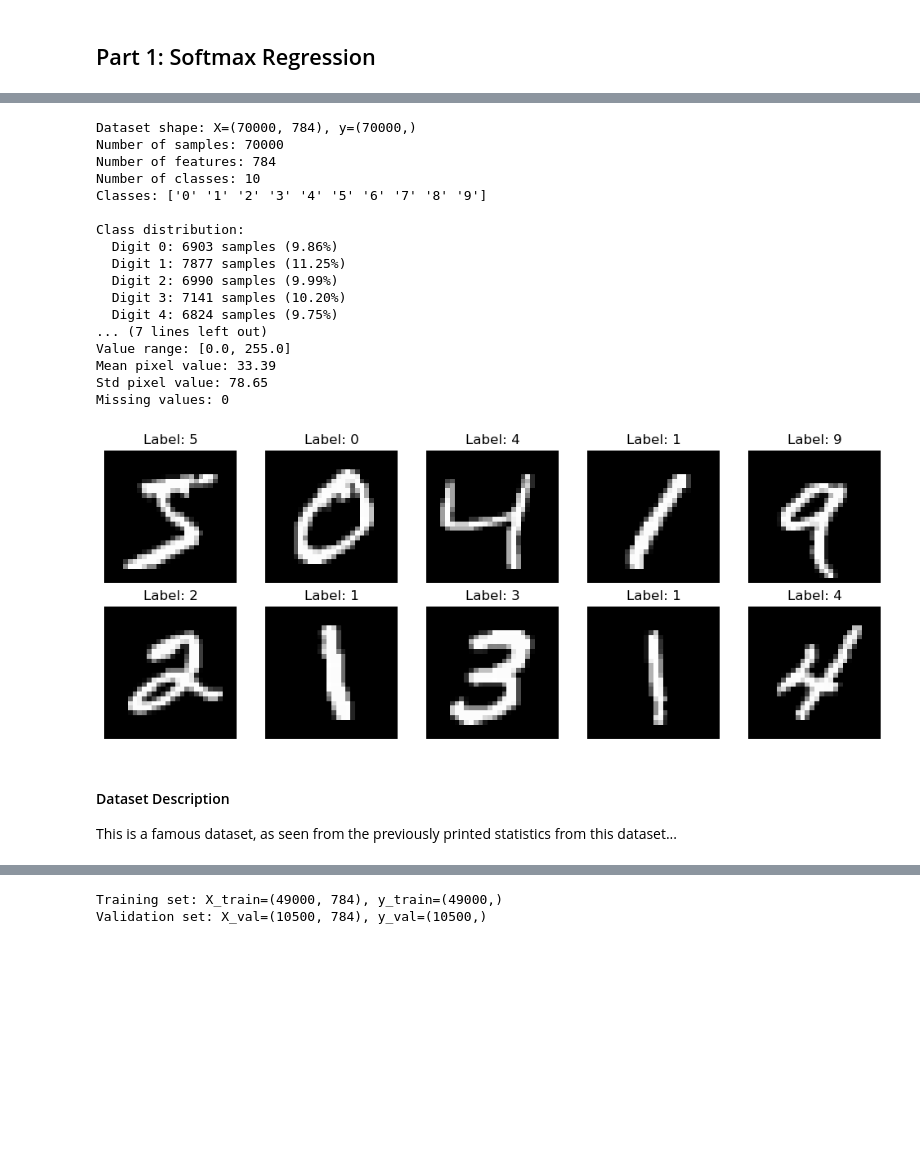
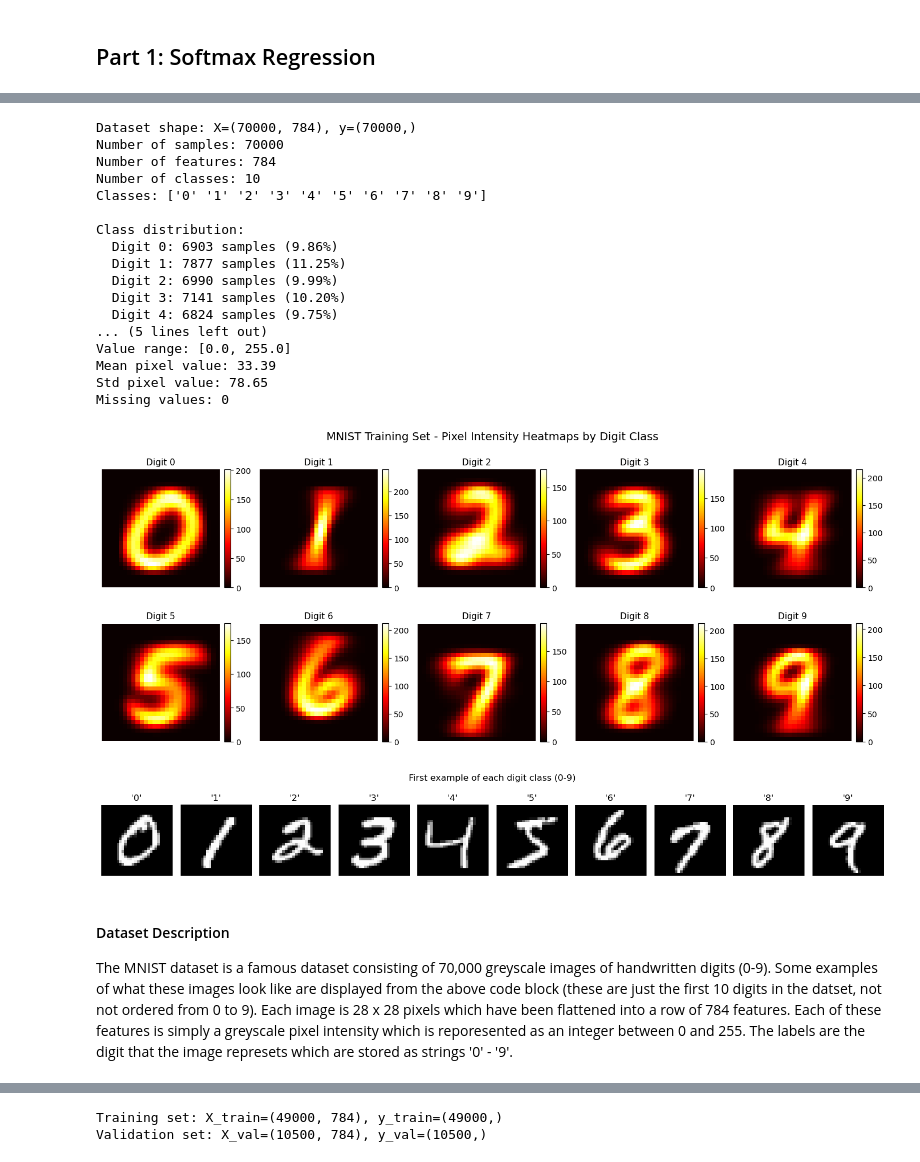
Before and after one commit to James-Wigfield/CITS5508-assignment-1, a Jupyter notebook: 23334375_assignment_1.ipynb, the cells around one changed output, grey strips where cells are left out. Drawn from its saved outputs; the diff is of its cells as text; code cells hidden in the pictures; blank space fills up the shorter version.

```diff
--- a/23334375_assignment_1.ipynb
+++ b/23334375_assignment_1.ipynb
@@ -30,7 +37,7 @@ for digit, count in zip(unique, counts):
     print(f"  Digit {int(digit)}: {count} samples ({100*count/len(y):.2f}%)")
 
 # Data type and value ranges
-print(f"\nData type: {X.dtype}")
+# print(f"\nData type: {X.dtype}")
 print(f"Value range: [{X.min():.1f}, {X.max():.1f}]")
 print(f"Mean pixel value: {X.mean():.2f}")
 print(f"Std pixel value: {X.std():.2f}")
@@ -50,26 +57,70 @@ Class distribution:
   Digit 2: 6990 samples (9.99%)
   Digit 3: 7141 samples (10.20%)
   Digit 4: 6824 samples (9.75%)
-... (7 lines left out)
+... (5 lines left out)
 Value range: [0.0, 255.0]
 Mean pixel value: 33.39
 Std pixel value: 78.65
 Missing values: 0
 # %%
-import matplotlib.pyplot as plt
+# import matplotlib.pyplot as plt
 
-# Display the first 10 images and their labels
-fig, axes = plt.subplots(2, 5, figsize=(10, 4))
-for i, ax in enumerate(axes.flatten()):
-    ax.imshow(X[i].reshape(28, 28), cmap='gray')
-    ax.set_title(f"Label: {y[i]}")
-    ax.axis('off')
-plt.tight_layout()
-plt.show()
+# # Display the first 10 images and their labels
+# fig, axes = plt.subplots(2, 5, figsize=(10, 4))
+
+# for i, ax in enumerate(axes.flatten()):
+#     ax.imshow(X[i].reshape(28, 28), cmap='gray')
+#     ax.set_title(f"Label: {y[i]}")
+#     ax.axis('off')
+
+# plt.tight_layout()
+# plt.show()
-# %% [output]
-[figure, removed]
+# %%
+import matplotlib.pyplot as plt
+
+# Display heatmaps for each digit class
+fig, axes = plt.subplots(2, 5, figsize=(14, 6))
+axes = axes.flatten()
+
+for digit in range(10):
+    # Find all indices where the label matches this digit
+    indices = np.where(y_train == str(digit))[0]
+
+    # Extract all images for this digit and reshape
+    digit_images = X_train[indices].reshape(len(indices), 28, 28)
+
+    # Average all images for this digit to create heatmap
+    heatmap = np.mean(digit_images, axis=0)
+
+    # Display as heatmap
+    ax = axes[digit]
+    im = ax.imshow(heatmap, cmap='hot')
+    ax.set_title(f"Digit {digit}", fontsize=11)
+    ax.axis('off')
+    plt.colorbar(im, ax=ax, fraction=0.046, pad=0.04)
+
+plt.suptitle('MNIST Training Set - Pixel Intensity Heatmaps by Digit Class', fontsize=14, y=0.98)
+plt.tight_layout()
+plt.show()
+# %% [output]
+[figure, added]
+# %%
+import matplotlib.pyplot as plt
+
+# Display the first example of each digit class (0–9)
+fig, axes = plt.subplots(1, 10, figsize=(15, 2))
+for digit in range(10):
+    idx = np.where(y == str(digit))[0][0]
+    axes[digit].imshow(X[idx].reshape(28, 28), cmap='gray')
+    axes[digit].set_title(f"'{digit}'")
+    axes[digit].axis('off')
+plt.suptitle('First example of each digit class (0-9)', y=1.05)
+plt.tight_layout()
+plt.show()
+# %% [output]
+[figure, added]
 # %% [markdown]
 #### Dataset Description
-This is a famous dataset, as seen from the previously printed statistics from this dataset...
+The MNIST dataset is a famous dataset consisting of 70,000 greyscale images of handwritten digits (0-9). Some examples of what these images look like are displayed from the above code block (these are just the first 10 digits in the datset, not not ordered from 0 to 9). Each image is 28 x 28 pixels which have been flattened into a row of 784 features. Each of these features is simply a greyscale pixel intensity which is reporesented as an integer between 0 and 255. The labels are the digit that the image represets which are stored as strings '0' - '9'.
 # %% [markdown]
 ### 1.2 Data Splitting
```
Also changed, not shown: parts of 22 cells of this notebook, 3 other files.
